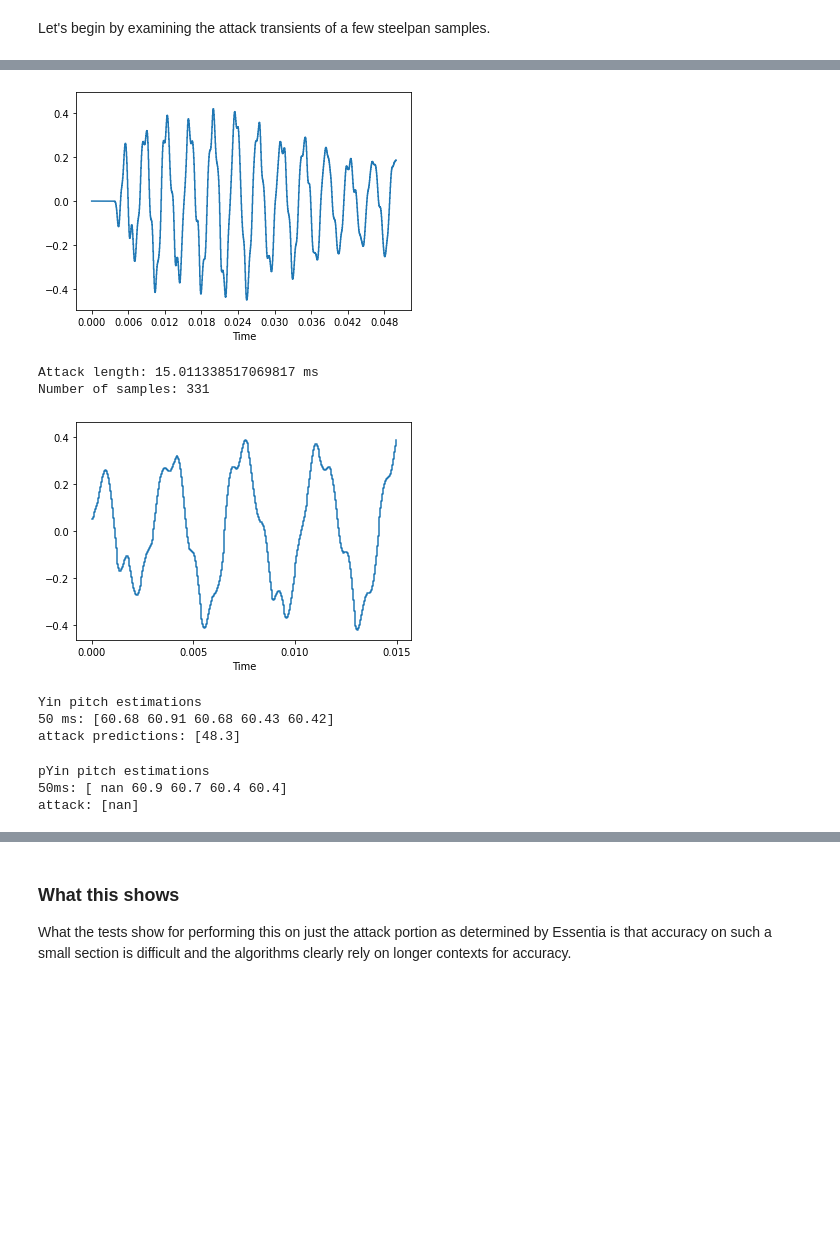
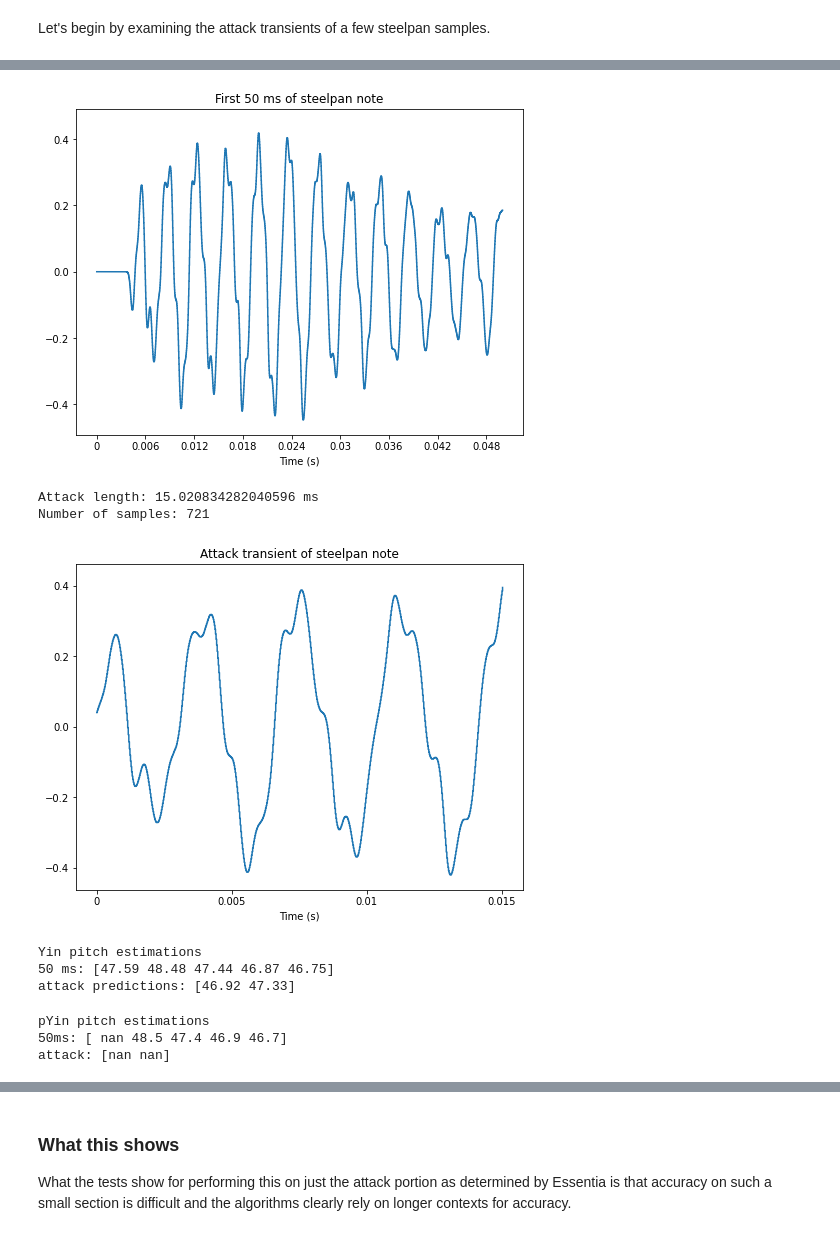
Before and after one commit to malloyca/steelpan-pitch-private, a Jupyter notebook: onset-pitch/steelpan_onset.ipynb, the cells around one changed output, grey strips where cells are left out. Drawn from its saved outputs; the diff is of its cells as text; code cells hidden in the pictures; blank space fills up the shorter version.

```diff
--- a/onset-pitch/steelpan_onset.ipynb
+++ b/onset-pitch/steelpan_onset.ipynb
@@ -98,5 +98,14 @@ To: /content/SASSE_48.zip
 Let's begin by examining the attack transients of a few steelpan samples.
 # %%
 frame_length = 2048
-sr = 22050
+sr = 48000
 attack_time = es.LogAttackTime(sampleRate=sr, startAttackThreshold=0.1, stopAttackThreshold=0.95)
+# %%
+audio_01, sr = librosa.load('/content/SASSE_48/validation/60_valid_sample_7.wav', sr=sr)
+
+# plot sample
+fig, ax = plt.subplots(figsize=(8,6))
+librosa.display.waveshow(audio_01, sr=sr, ax=ax,
+                         x_axis='s')
+ax.set(title='Steelpan note waveform')
+plt.show()
@@ -103,25 +114,28 @@ attack_time = es.LogAttackTime(sampleRate=sr, startAttackThreshold=0.1, stopAtta
 # %%
-audio_01, sr = librosa.load('/content/SASSE_48/validation/60_valid_sample_7.wav')
-
 lat, attack_start, attack_stop = attack_time(audio_01)
 start, stop = int(sr * attack_start), int(sr * attack_stop)
 
 #plot first 50 ms
-fig, ax = plt.subplots()
-librosa.display.waveshow(audio_01[:int(0.05*sr)], sr=sr, ax=ax)
+fig, ax = plt.subplots(figsize=(8,6))
+librosa.display.waveshow(audio_01[:int(0.05*sr)], sr=sr, ax=ax,
+                         x_axis='s')
+ax.set(title='First 50 ms of steelpan note')
 plt.show()
 # %% [output]
-[figure, old version]
+[figure, new version]
 # %%
+# plot attack from 20% to 90% of envelope max value
 print(f"Attack length: {(attack_stop - attack_start) * 1000} ms")
 print(f"Number of samples: {int((attack_stop - attack_start)*sr)}")
-fig, ax = plt.subplots()
-librosa.display.waveshow(audio_01[int(attack_start * sr) : int(attack_stop * sr)])
+fig, ax = plt.subplots(figsize=(8,6))
+librosa.display.waveshow(audio_01[int(attack_start * sr) : int(attack_stop * sr)],
+                         sr=sr, ax=ax, x_axis='s')
+ax.set(title='Attack transient of steelpan note')
 plt.show()
 # %% [output]
-Attack length: 15.011338517069817 ms
-Number of samples: 331
+Attack length: 15.020834282040596 ms
+Number of samples: 721
-[figure, old version]
+[figure, new version]
 # %%
 audio = audio_01
 
@@ -135,8 +149,8 @@ yin_out = librosa.hz_to_midi(yin_out)
 print(f"attack predictions: {np.round(yin_out, 2)}")
 # %% [output]
 Yin pitch estimations
-50 ms: [60.68 60.91 60.68 60.43 60.42]
-attack predictions: [48.3]
+50 ms: [47.59 48.48 47.44 46.87 46.75]
+attack predictions: [46.92 47.33]
 # %%
 audio = audio_01
 
@@ -150,8 +164,8 @@ pyin_out = librosa.hz_to_midi(pyin_out)
 print(f"attack: {pyin_out}")
 # %% [output]
 pYin pitch estimations
-50ms: [ nan 60.9 60.7 60.4 60.4]
-attack: [nan]
+50ms: [ nan 48.5 47.4 46.9 46.7]
+attack: [nan nan]
 # %%
 audio = audio_01
 
```
Also changed, not shown: parts of 32 cells of this notebook.
